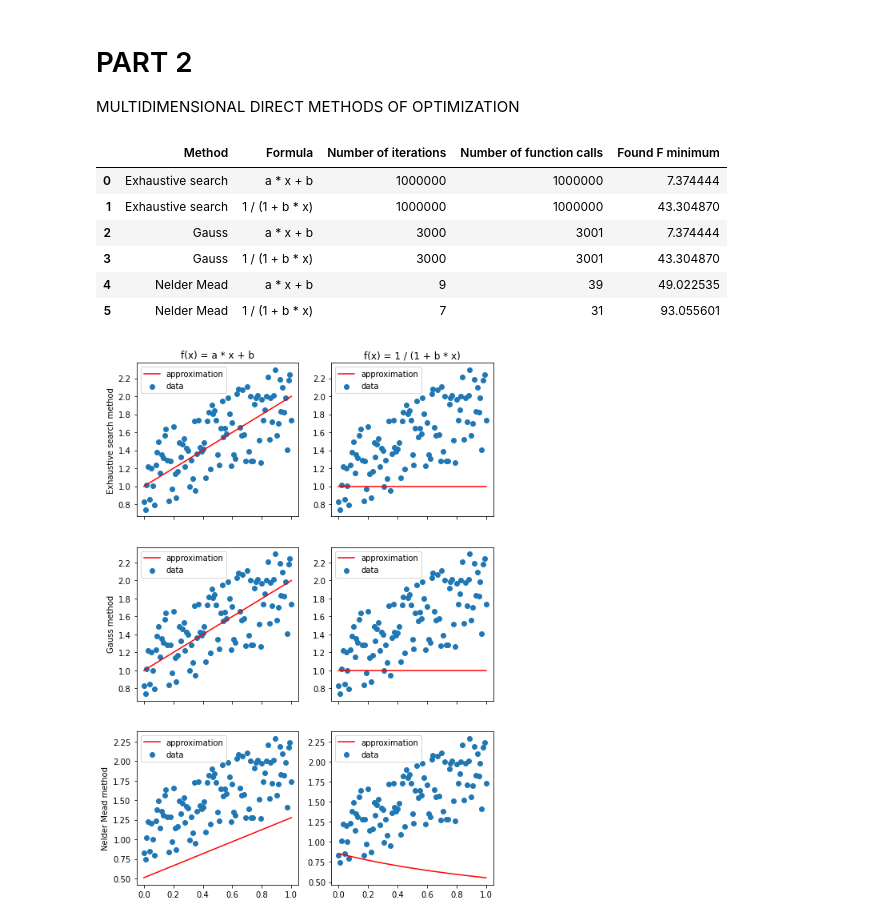
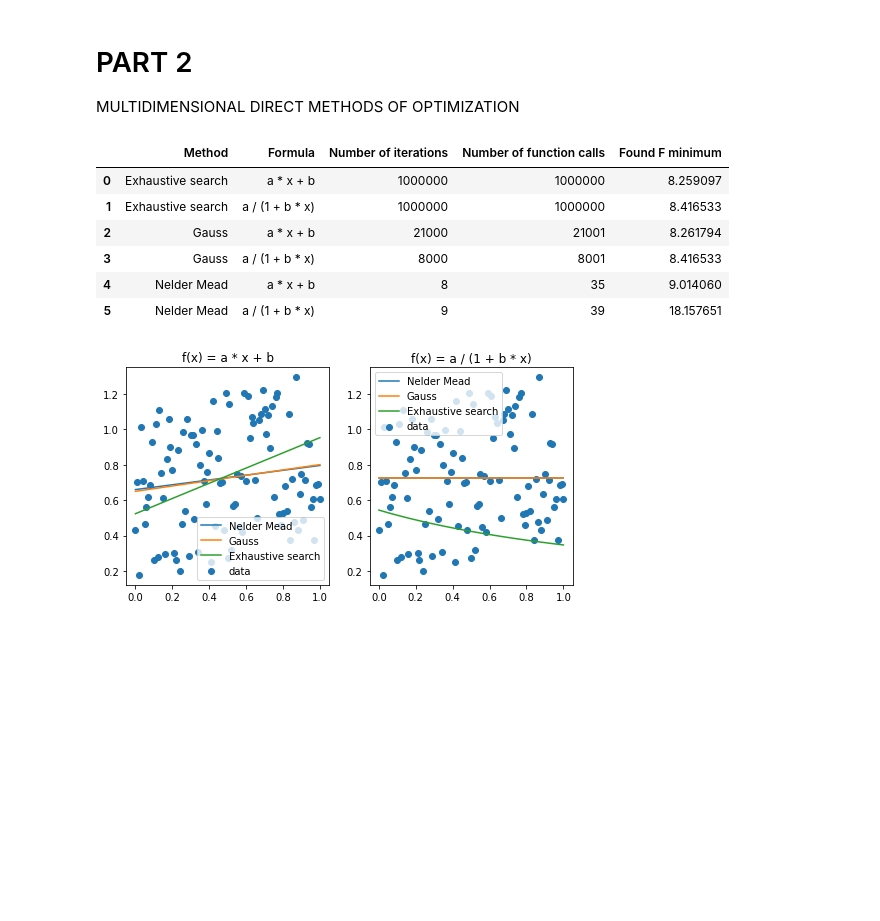
Before and after one commit to timetoai/algorithms_2021_labs, a Jupyter notebook: lab2.ipynb, the cells around one changed output. Cells and saved outputs as stored; diff of their text form; code cells hidden in the pictures; blank space fills up the shorter version.

```diff
--- a/lab2.ipynb
+++ b/lab2.ipynb
@@ -105,9 +105,9 @@ def generate_data(seed=None):
 def score_func(f, a, b, xs, ys):
     return sum((f(x, a, b) - y) ** 2 for x, y in zip(xs, ys))
 
-def exhaustive_search(f, xs, ys, eps=0.001):
+def exhaustive_search(f, xs, ys, x_min=0, x_max=1, eps=0.001):
     f_min = a_res = b_res = None
-    domain = np.linspace(0, 1, math.ceil(1 / eps))
+    domain = np.linspace(x_min, x_max, math.ceil(1 / eps))
     f_num = iter_num = 0
     pbar = tqdm()
     for a in domain:
@@ -121,13 +121,13 @@ def exhaustive_search(f, xs, ys, eps=0.001):
     pbar.close()
     return f_num, iter_num, f_min, (a_res, b_res)
 
-def gauss(f, xs, ys, eps=0.001):
+def gauss(f, xs, ys, x_min=0, x_max=1, eps=0.001):
     f_num = 1
     iter_num = 0
     a_prev = b_prev = f_prev = None
-    a_cur, b_cur = random.random(), random.random()
+    a_cur, b_cur = random.random() * (x_max - x_min) + x_min, random.random() * (x_max - x_min) + x_min
     f_cur = score_func(f, a_cur, b_cur, xs, ys)
-    domain = np.linspace(0, 1, math.ceil(1 / eps))
+    domain = np.linspace(x_min, x_max, math.ceil(1 / eps))
     pbar = tqdm()
     a_frozen = False
     while not iter_num or not (((a_cur - a_prev) ** 2 + (b_cur - b_prev) ** 2) ** 0.5 < eps or abs(f_cur - f_prev) < eps):
@@ -155,11 +155,11 @@ def gauss(f, xs, ys, eps=0.001):
     pbar.close()
     return f_num, iter_num, f_cur, (a_cur, b_cur)
 
-def Nelder_Mead(f, xs, ys, eps=0.001):
+def Nelder_Mead(f, xs, ys, x_min=0, x_max=1, eps=0.001):
     alpha = 1  # reflection coefficient
     betta = 0.5  # shrinking coefficient
     gamma = 2  # expansion coefficient
-    points = [[random.random() for _ in range(2)] for _ in range(3)]
+    points = [[random.random() * (x_max - x_min) + x_min for _ in range(2)] for _ in range(3)]
     for i in range(3):
         points[i].insert(0, score_func(f, *points[i], xs, ys))
     points = np.array(points)
@@ -207,39 +207,37 @@ def Nelder_Mead(f, xs, ys, eps=0.001):
 formulas = (lambda x, a, b: a * x + b, lambda x, a, b: a / (1 + b * x))
 # %%
 xs, ys = generate_data(0)
+x_min, x_max, eps = 0, 1, 0.001
 f_nums, iter_nums, f_mins, coeffs = [], [], [], []
 for method in (exhaustive_search, gauss, Nelder_Mead):
     for formula in formulas:
-        f_num, iter_num, f_min, coeff = method(formula, xs, ys)
+        f_num, iter_num, f_min, coeff = method(formula, xs, ys, x_min=x_min, x_max=x_max, eps=eps)
         f_nums.append(f_num)
         iter_nums.append(iter_num)
         f_mins.append(f_min)
         coeffs.append(coeff)
 
 methods_repr = ['Exhaustive search', 'Gauss', 'Nelder Mead']
-formula_repr = ['a * x + b', '1 / (1 + b * x)']
+formula_repr = ['a * x + b', 'a / (1 + b * x)']
 pd.DataFrame({'Method': [methods_repr[x // 2] for x in range(6)], 'Formula': formula_repr * 3, 'Number of iterations': iter_nums,\
              'Number of function calls': f_nums, 'Found F minimum': f_mins})
 # %% [output]
 |  | Method | Formula | Number of iterations | Number of function calls | Found F minimum |
-| 0 | Exhaustive search | a * x + b | 1000000 | 1000000 | 7.374444 |
-| 1 | Exhaustive search | 1 / (1 + b * x) | 1000000 | 1000000 | 43.304870 |
-| 2 | Gauss | a * x + b | 3000 | 3001 | 7.374444 |
-| 3 | Gauss | 1 / (1 + b * x) | 3000 | 3001 | 43.304870 |
-| 4 | Nelder Mead | a * x + b | 9 | 39 | 49.022535 |
-| 5 | Nelder Mead | 1 / (1 + b * x) | 7 | 31 | 93.055601 |
+| 0 | Exhaustive search | a * x + b | 1000000 | 1000000 | 8.259097 |
+| 1 | Exhaustive search | a / (1 + b * x) | 1000000 | 1000000 | 8.416533 |
+| 2 | Gauss | a * x + b | 21000 | 21001 | 8.261794 |
+| 3 | Gauss | a / (1 + b * x) | 8000 | 8001 | 8.416533 |
+| 4 | Nelder Mead | a * x + b | 8 | 35 | 9.014060 |
+| 5 | Nelder Mead | a / (1 + b * x) | 9 | 39 | 18.157651 |
 # %%
-fig, axs = plt.subplots(3, 2, sharex=True, figsize=(8, 12))
+fig, axs = plt.subplots(1, 2, sharex=True, figsize=(8, 4))
 x_domain = np.linspace(0, 1)
-for j in range(2):
-    axs[0][j].set_title('f(x) = ' + formula_repr[j])
-for i in range(3):
-    axs[i][0].set_ylabel(methods_repr[i] + ' method')
-for i in range(3):
-    for j in range(2):
-        axs[i][j].scatter(x=xs, y=ys)
-        a, b = coeffs[i * 2 + j]
-        axs[i][j].plot(x_domain, [formulas[j](x, a, b) for x in x_domain], color='red')
-        axs[i][j].legend(('approximation', 'data'))
+for i in range(2):
+    axs[i].set_title('f(x) = ' + formula_repr[i])
+    axs[i].scatter(x=xs, y=ys)
+    for j in range(3):
+        a, b = coeffs[j * 2 + i]
+        axs[i].plot(x_domain, [formulas[i](x, a, b) for x in x_domain])
+    axs[i].legend(list(reversed(methods_repr)) + ['data'])
 # %% [output]
-[figure, old version]
+[figure, new version]
```
Also changed, not shown: parts of 1 cell of this notebook.
